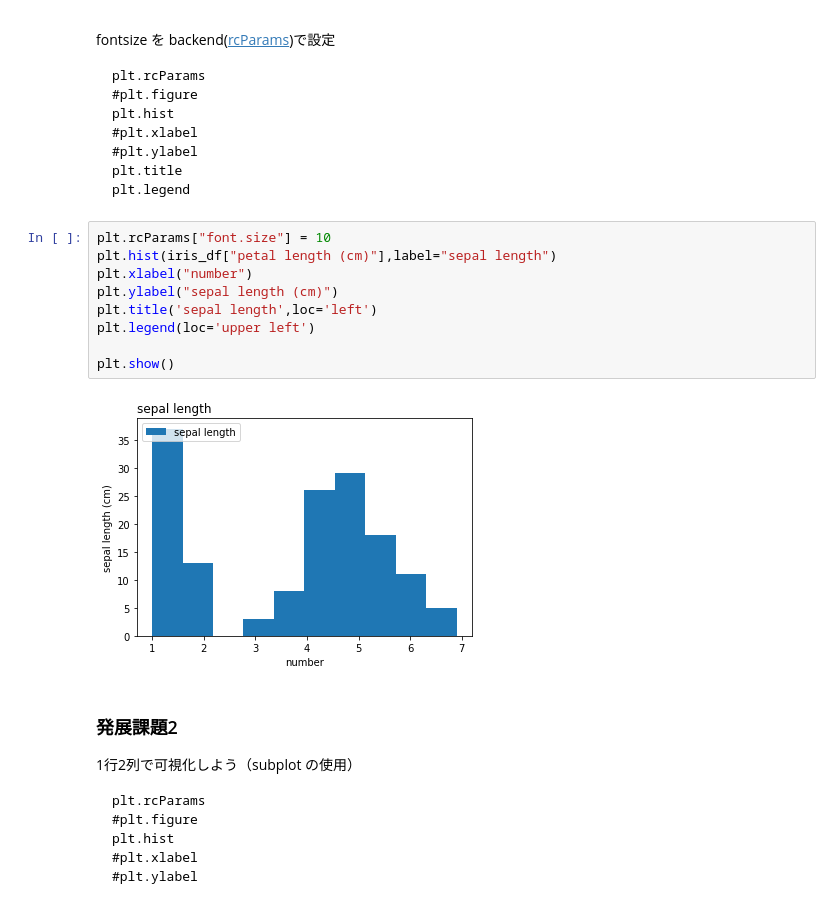
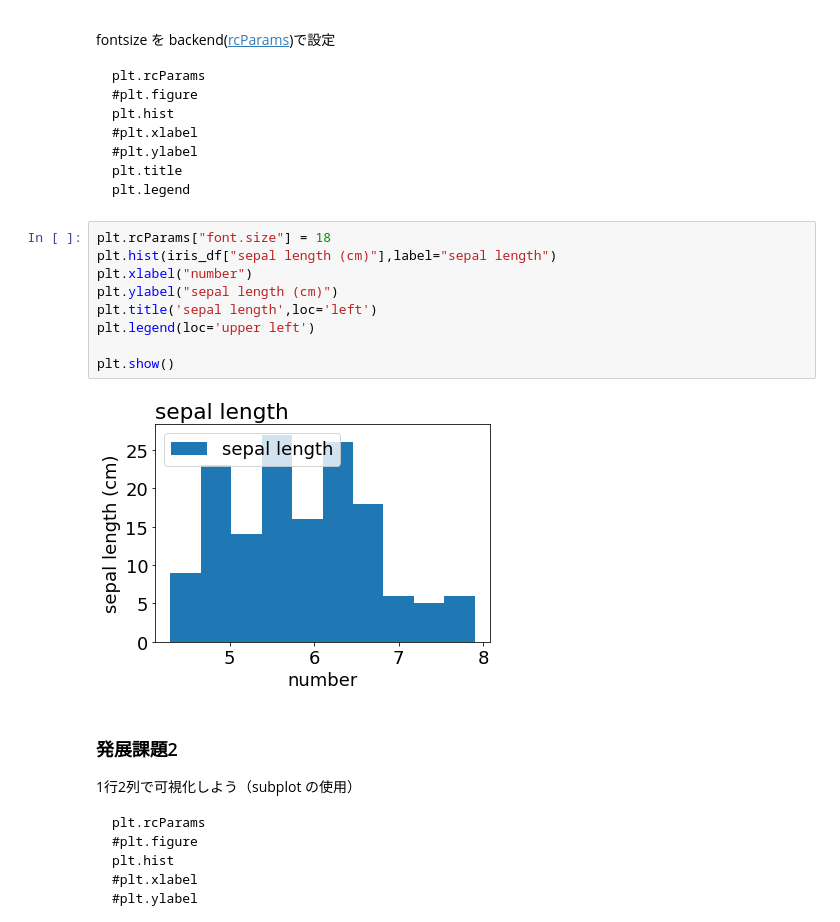
Before and after one commit to 15818022/hoge, a Jupyter notebook: 第3回課題.ipynb, the cells around one changed output. Saved outputs shown, nothing was run; the diff lists cells and outputs as text.

````diff
--- a/第3回課題.ipynb
+++ b/第3回課題.ipynb
@@ -123,16 +123,16 @@ plt.title
 plt.legend
 ```
 # %%
-plt.rcParams["font.size"] = 10
-plt.hist(iris_df["petal length (cm)"],label="sepal length")
+plt.rcParams["font.size"] = 18
+plt.hist(iris_df["sepal length (cm)"],label="sepal length")
 plt.xlabel("number")
 plt.ylabel("sepal length (cm)")
 plt.title('sepal length',loc='left')
 plt.legend(loc='upper left')
 
 plt.show()
 # %% [output]
-[figure, old version]
+[figure, new version]
 # %% [markdown]
 ### 発展課題2
 1行2列で可視化しよう（subplot の使用）
````
Also changed, not shown: parts of 3 cells of this notebook.
